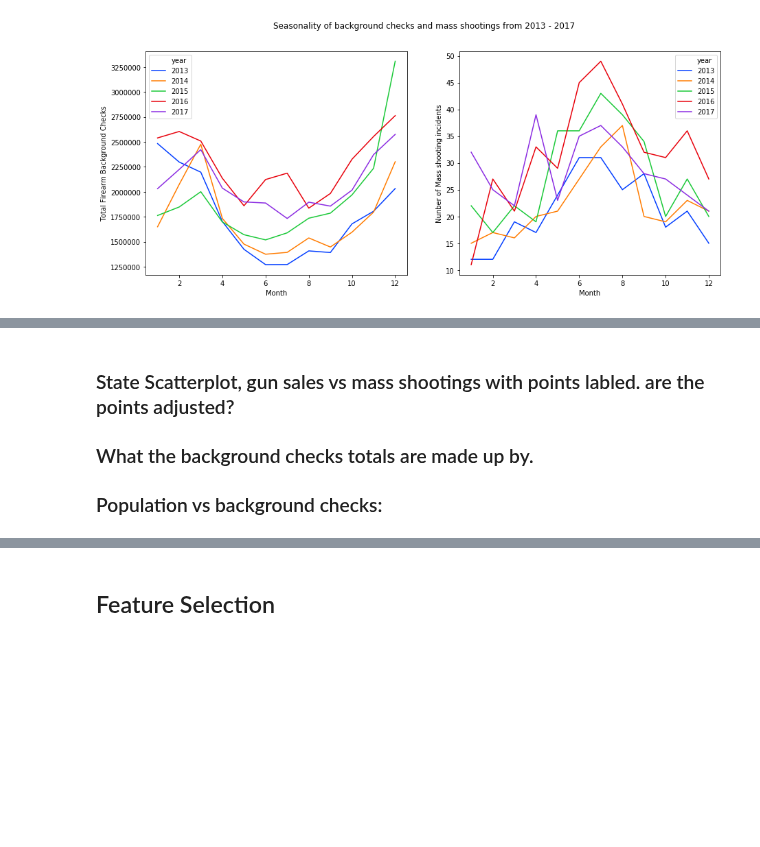
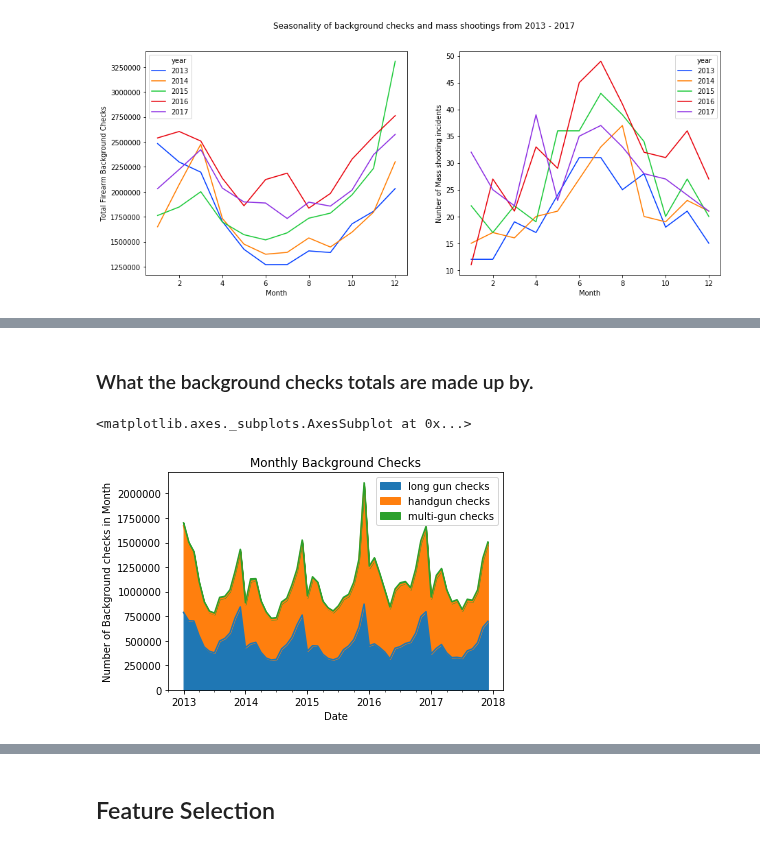
Before and after one commit to EliasFM/INFO370-FinalProject, a Jupyter notebook: webpage.ipynb, the cells around one changed output, grey strips where cells are left out. Drawn from its saved outputs; the diff is of its cells as text; code cells hidden in the pictures; blank space fills up the shorter version.

Commit message:
visualizations outline

```diff
--- a/webpage.ipynb
+++ b/webpage.ipynb
@@ -56,7 +64,22 @@ plt.show()
 # %% [markdown]
-### State Scatterplot, gun sales vs mass shootings with points labled. are the points adjusted?
-
-
 ### What the background checks totals are made up by.
-
-### Population vs background checks:
+# %%
+# Used for the time series.
+dates = pd.DataFrame({"month": united_states_totals.month,
+                      "year": united_states_totals.year,
+                      "day": 1
+                     })
+
+# Created a seperate data frame for the stacked plot
+just_gun_sales = pd.DataFrame({"date": pd.to_datetime(dates),
+                              "long gun checks": united_states_totals.long_gun,
+                               "handgun checks": united_states_totals.handgun,
+                               "multi-gun checks": united_states_totals.multiple
+                              })
+
+stacked_check_plot = just_gun_sales.plot.area(x="date", title="Monthly Background Checks")
+stacked_check_plot.set(xlabel="Date", ylabel="Number of Background checks in Month")
+stacked_check_plot
+# %% [output]
+<matplotlib.axes._subplots.AxesSubplot at 0x...>
+[figure, added]
```
Also changed, not shown: parts of 5 cells of this notebook.
